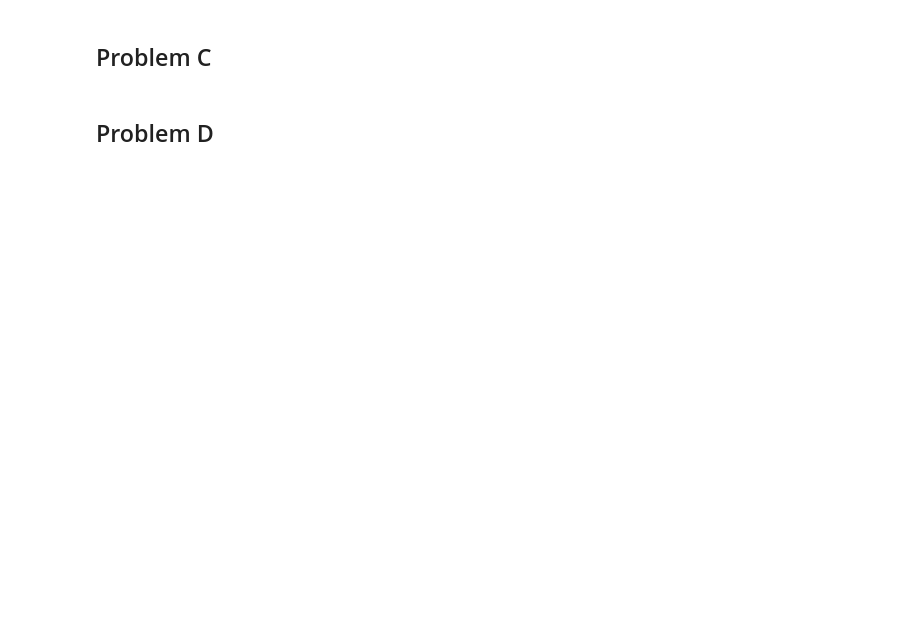
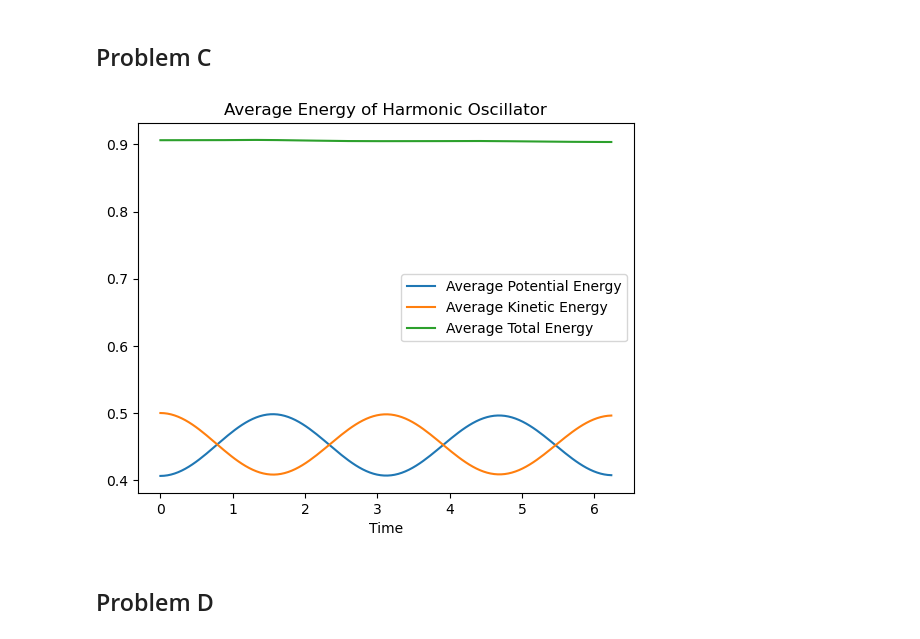
Before and after one commit to trevin-lee/ucsd_phys_142, a Jupyter notebook: Assignments/assignment_01/assignment_01.ipynb, the cells around one changed output. Cells and saved outputs as stored; diff of their text form; code cells hidden in the pictures; blank space fills up the shorter version.

```diff
--- a/Assignments/assignment_01/assignment_01.ipynb
+++ b/Assignments/assignment_01/assignment_01.ipynb
@@ -153,3 +172,16 @@ for step in range(1000):
+# %%
+timesteps = 128
+# Plot average potential energy, kinetic energy, and total energy
+plt.plot(time_array[:timesteps], avg_v_array[:timesteps], label='Average Potential Energy')
+plt.plot(time_array[:timesteps], avg_k_array[:timesteps], label='Average Kinetic Energy')
+plt.plot(time_array[:timesteps], avg_e_array[:timesteps], label='Average Total Energy')
+
+plt.title('Average Energy of Harmonic Oscillator')
+plt.xlabel('Time')
+plt.legend()
+plt.show()
+# %% [output]
+[figure, added]
 # %% [markdown]
 ## Problem D
 # %%
```
Also changed, not shown: parts of 8 cells of this notebook, 3 other files.
